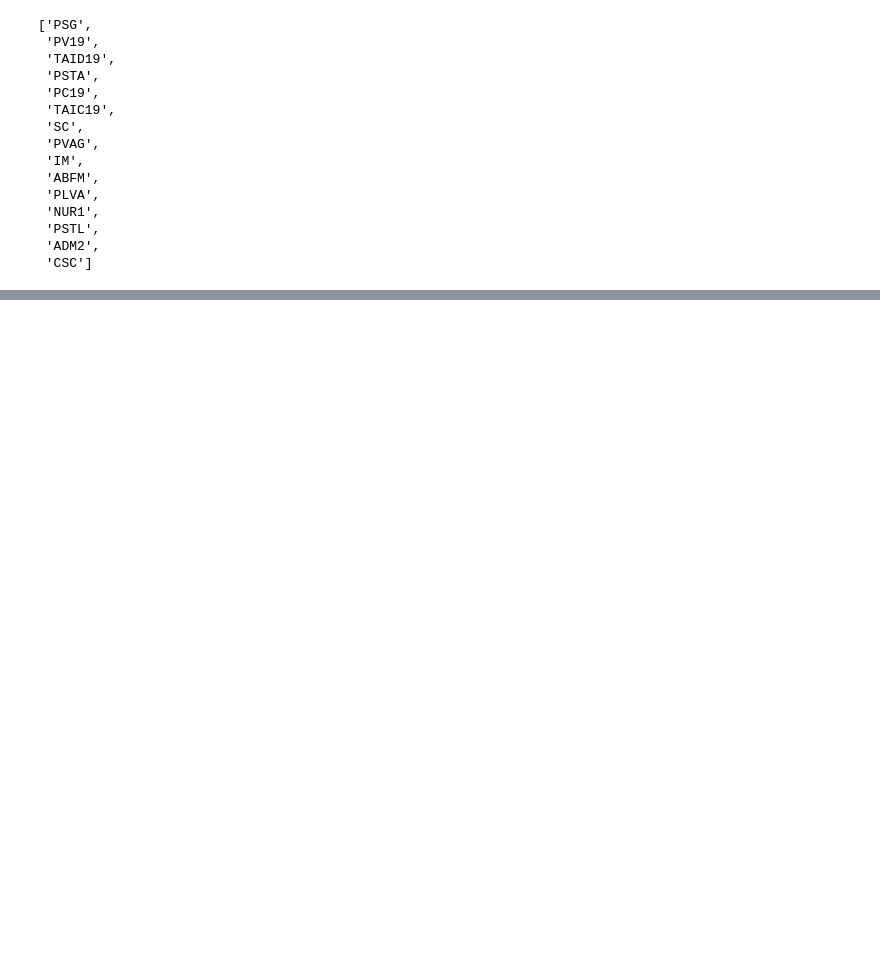
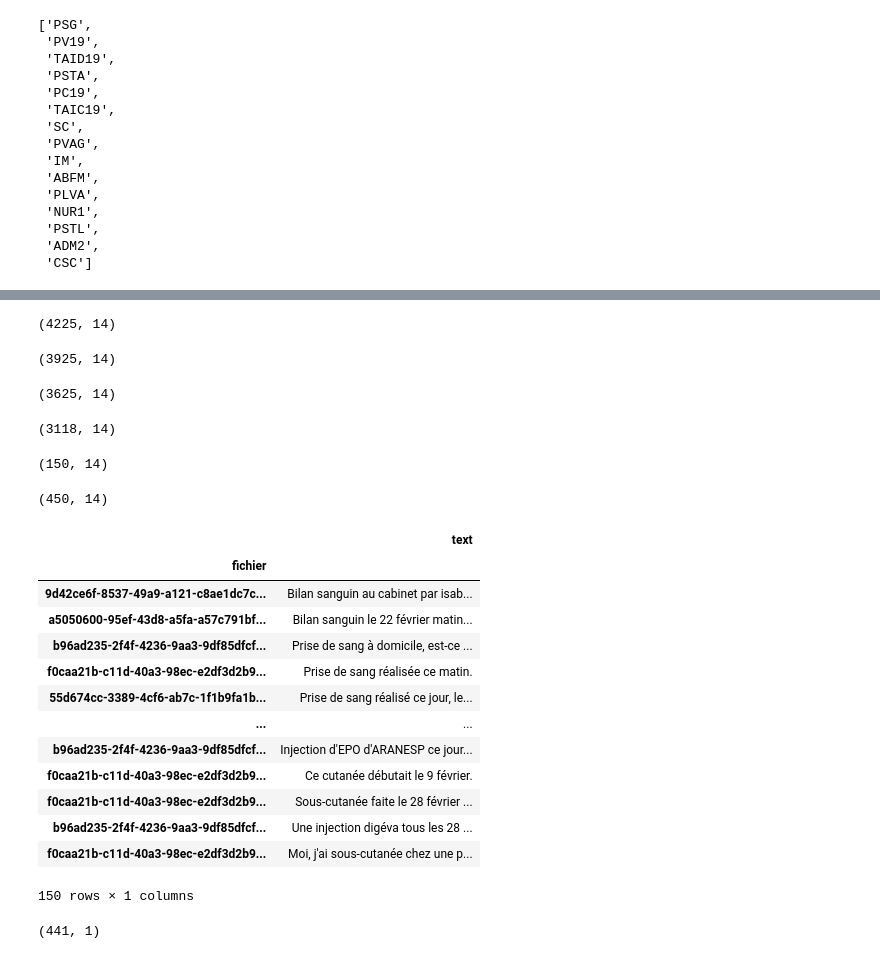
Before and after one commit to GeoffroyGit/ephesus, a Jupyter notebook: notebooks/LABELISATION.ipynb, the cells around one changed output, grey strips where cells are left out. Cells and saved outputs as stored; diff of their text form; code cells hidden in the pictures; blank space fills up the shorter version.

```diff
--- a/notebooks/LABELISATION.ipynb
+++ b/notebooks/LABELISATION.ipynb
@@ -186,0 +199,59 @@ pd.read_csv("../raw_data/sample_sentences.csv", sep=";")
+# %%
+df_data_et_df_v1 = pd.concat([df_v1.drop_duplicates(), data]) #Ok sur 4221 = 3925(data) + 296(df_v1)
+df_data_et_df_v1.shape
+# %% [output]
+(4225, 14)
+# %%
+df_data_et_df_v1.drop_duplicates().shape
+# %% [output]
+(3925, 14)
+# %%
+df_diff = df_data_et_df_v1.drop_duplicates(keep=False)
+df_diff.shape
+# %% [output]
+(3625, 14)
+# %%
+sample_v2 = df_diff.copy()
+sample_v2 = sample_v2[sample_v2["NGAP_1"].isin(treatment_list)]
+sample_v2.shape
+# %% [output]
+(3118, 14)
+# %%
+df_v2 = pd.DataFrame()
+for ngap in treatment_list:
+    df_v2 = pd.concat([df_v2, sample_v2[sample_v2["NGAP_1"] == ngap].sample(10, random_state=0)])
+df_v2.shape
+# %% [output]
+(150, 14)
+# %%
+#On vérifier que df_V1 et df_V2 sont bien différents
+pd.concat([df_v1, df_v2]).drop_duplicates().shape
+# %% [output]
+(450, 14)
+# %%
+export_v2 = df_v2[["translation"]]
+export_v2.columns = ["text"]
+export_v2
+# %% [output]
+|  | text |
+| fichier |  |
+| 9d42ce6f-8537-49a9-a121-c8ae1dc7c... | Bilan sanguin au cabinet par isab... |
+| a5050600-95ef-43d8-a5fa-a57c791bf... | Bilan sanguin le 22 février matin... |
+| b96ad235-2f4f-4236-9aa3-9df85dfcf... | Prise de sang à domicile, est-ce ... |
+| f0caa21b-c11d-40a3-98ec-e2df3d2b9... | Prise de sang réalisée ce matin. |
+| 55d674cc-3389-4cf6-ab7c-1f1b9fa1b... | Prise de sang réalisé ce jour, le... |
+| ... | ... |
+| b96ad235-2f4f-4236-9aa3-9df85dfcf... | Injection d'EPO d'ARANESP ce jour... |
+| f0caa21b-c11d-40a3-98ec-e2df3d2b9... | Ce cutanée débutait le 9 février. |
+| f0caa21b-c11d-40a3-98ec-e2df3d2b9... | Sous-cutanée faite le 28 février ... |
+| b96ad235-2f4f-4236-9aa3-9df85dfcf... | Une injection digéva tous les 28 ... |
+| f0caa21b-c11d-40a3-98ec-e2df3d2b9... | Moi, j'ai sous-cutanée chez une p... |
+150 rows × 1 columns
+# %%
+export_v1 = pd.read_csv("../raw_data/sample_sentencesV1.csv")
+export_v1.shape
+test = pd.concat([export_v2, export_v1]).reset_index()
+test = pd.DataFrame(test['text'])
+test.drop_duplicates().shape
+# %% [output]
+(441, 1)
```
Also changed, not shown: parts of 13 cells of this notebook, 6 other files.
